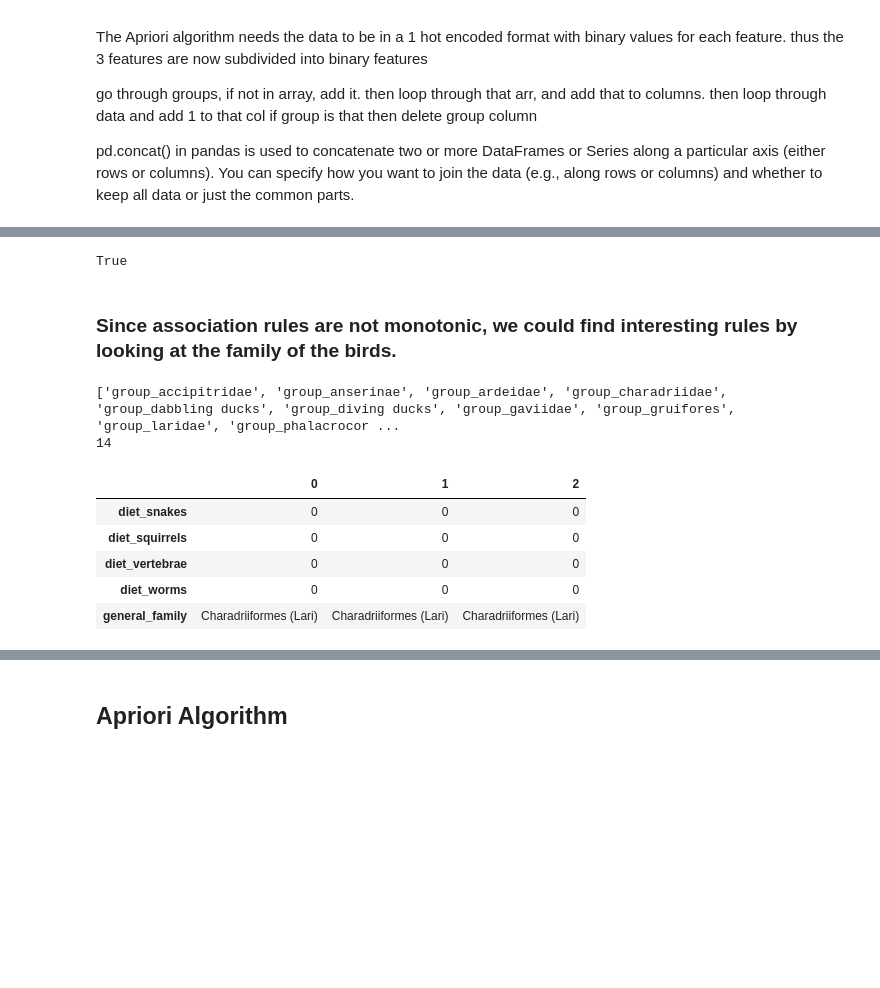
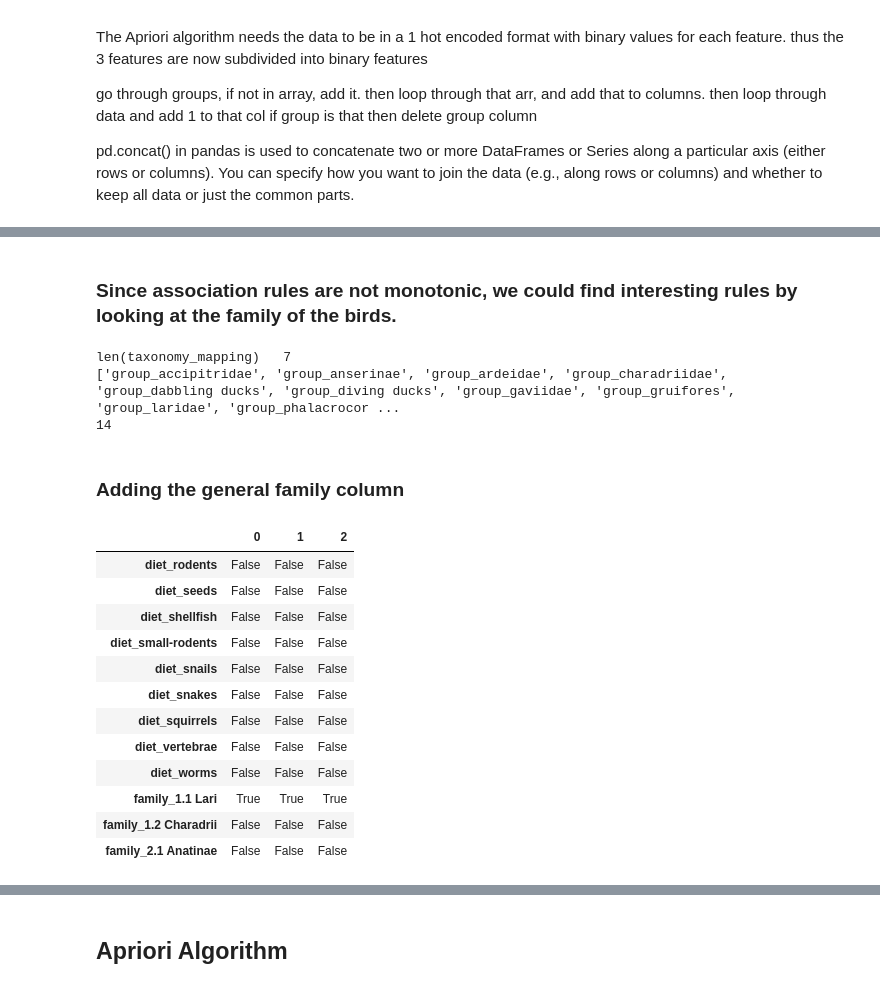
Before and after one commit to ancuongnguyen07/CS-E4650, a Jupyter notebook: hw3/code/solution_hw3.ipynb, the cells around one changed output, grey strips where cells are left out. Saved outputs shown, nothing was run; the diff lists cells and outputs as text; code cells hidden in the pictures; blank space fills up the shorter version.

Commit message:
[hw3/code] added the other binary features and calculated the rule scores for them

```diff
--- a/hw3/code/solution_hw3.ipynb
+++ b/hw3/code/solution_hw3.ipynb
@@ -187,6 +206,7 @@ def one_hot_encode_column(df: pd.DataFrame, column: str, unique: bool) -> pd.Dat
         group_dummies = pd.get_dummies(df[column], prefix=column)
     else:
         group_dummies = df[column].str.get_dummies(sep=',').rename(columns=lambda x: f'{column}_{x.strip()}')
+        group_dummies = group_dummies.astype(bool)
 
 
     encoded_features = pd.concat([df.drop(columns=[column]), group_dummies], axis=1)
@@ -249,68 +230,56 @@ encoded_features.head(1).T.shape  :  (63, 1)
-# %%
-# Check for binary values
-print((encoded_features.iloc[:, 1:] <= 1).all().all())  # Should return True
-
-# Check for missing values
-# print(encoded_features.isnull().sum())
-# %% [output]
-True
 # %% [markdown]
 ### Since association rules are not monotonic, we could find interesting rules by looking at the family of the birds.
 # %%
-
-
 # Assuming 'encoded_features' is the DataFrame that contains the one-hot encoded columns
 species_columns = [col for col in encoded_features.columns if col.startswith('group_')]
 
-# Create a mapping dictionary
+
+
 taxonomy_mapping = {
-    'group_laridae': 'Charadriiformes (Lari)',
-    'group_sternidae': 'Charadriiformes (Lari)',
-    'group_scolopacidae': 'Charadriiformes (Charadrii)',
-    'group_charadriidae': 'Charadriiformes (Charadrii)',
-    'group_haematopodidae': 'Charadriiformes (Charadrii)',
-    'group_anatinae': 'Anatidae',
-    'group_anserinae': 'Anatidae',
-    'group_gruidae': 'Gruiformes',
-    'group_rallidae': 'Gruiformes',
-    'group_phalacrocoracidae': 'Phalacrocoracidae',
-    'group_podicipedidae': 'Podicipedidae',
-    'group_gaviidae': 'Gaviidae',
-    'group_ardeidae': 'Ardeidae',
-    'group_accipitridae': 'Accipitriformes'
+    'group_laridae': '1.1 Lari',
+    'group_sternidae': '1.1 Lari',
+    'group_scolopacidae': '1.2 Charadrii',
+    'group_charadriidae': '1.2 Charadrii',
+    'group_haematopodidae': '1.2 Charadrii',
+    'group_dabbling ducks': '2.1 Anatinae',
+    'group_diving ducks': '2.1 Anatinae'
 }
 
-
+print("len(taxonomy_mapping)", " " , len(taxonomy_mapping))
 print(species_columns)
 print(len(species_columns))
 # %% [output]
+len(taxonomy_mapping)   7
 ['group_accipitridae', 'group_anserinae', 'group_ardeidae', 'group_charadriidae', 'group_dabbling ducks', 'group_diving ducks', 'group_gaviidae', 'group_gruifores', 'group_laridae', 'group_phalacrocor ...
 14
 # %%
-
 # Function to map the general group based on the true column
 def map_general_group(row):
     for col in species_columns:
         if row[col]:  # Check if the group is True
             return taxonomy_mapping.get(col, None)  # Map to general group
     return None
-
-# Apply the mapping to create the new column 'general_group'
-encoded_features['general_family'] = encoded_features.apply(map_general_group, axis=1)
-
-# View the DataFrame with the new column
+# %% [markdown]
+### Adding the general family column
 # %%
-encoded_features.T.shape
 
-# View the DataFrame with the new column
-encoded_features.T.iloc[encoded_features.shape[1] - 5: encoded_features.shape[1]+ 1, :3]
+# Apply the mapping to create the new column 'general_group'
+encoded_features['family'] = encoded_features.apply(map_general_group, axis=1)
+encoded_features = one_hot_encode_column(encoded_features, 'family', unique= True)
 
-# View the last few columns, including the new 'general_group' column
-# encoded_features.head(2).T.iloc[:, [-3, -1]]
+# encoded_features.T.iloc[encoded_features.shape[1] - 5: encoded_features.shape[1]+ 1, :3]
+encoded_features.T.iloc[encoded_features.shape[1] - 12: encoded_features.shape[1]+ 1, :3]
 # %% [output]
 |  | 0 | 1 | 2 |
-| diet_snakes | 0 | 0 | 0 |
-| diet_squirrels | 0 | 0 | 0 |
-| diet_vertebrae | 0 | 0 | 0 |
-| diet_worms | 0 | 0 | 0 |
-| general_family | Charadriiformes (Lari) | Charadriiformes (Lari) | Charadriiformes (Lari) |
+| diet_rodents | False | False | False |
+| diet_seeds | False | False | False |
+| diet_shellfish | False | False | False |
+| diet_small-rodents | False | False | False |
+| diet_snails | False | False | False |
+| diet_snakes | False | False | False |
+| diet_squirrels | False | False | False |
+| diet_vertebrae | False | False | False |
+| diet_worms | False | False | False |
+| family_1.1 Lari | True | True | True |
+| family_1.2 Charadrii | False | False | False |
+| family_2.1 Anatinae | False | False | False |
```
Also changed, not shown: parts of 17 cells of this notebook.
